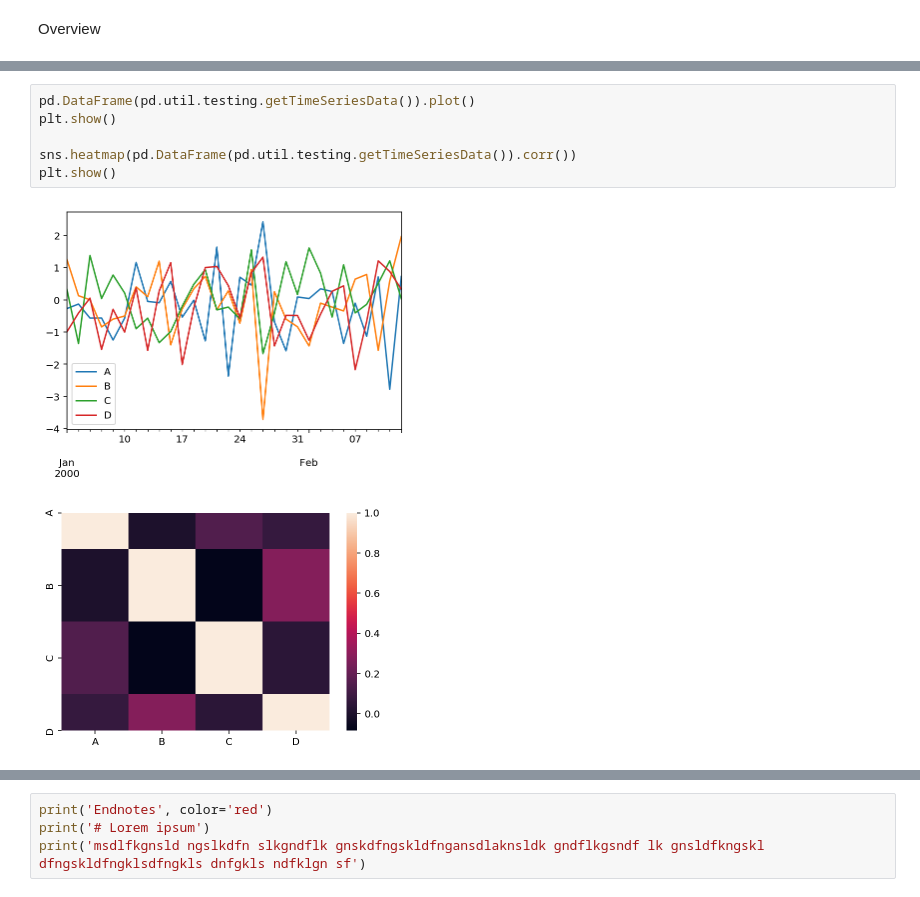
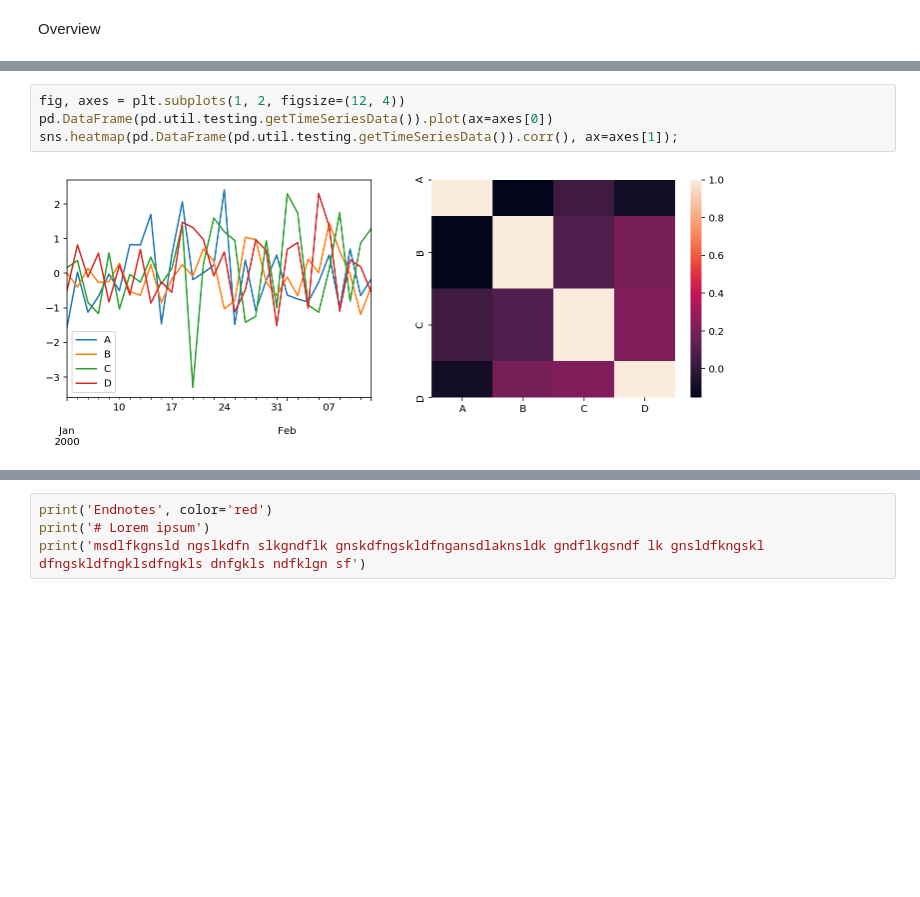
Before and after one commit to nbprint/nbprint, a Jupyter notebook: example_notebooks/template2.ipynb, the cells around one changed output, grey strips where cells are left out. Saved outputs shown, nothing was run; the diff lists cells and outputs as text; blank space fills up the shorter version.

```diff
--- a/example_notebooks/template2.ipynb
+++ b/example_notebooks/template2.ipynb
@@ -53,14 +54,11 @@ df.style.applymap(color_negative_red) \
 | 1 | B | -2 | DEF | -0.4 |
 | 2 | C | 3 | GHI | 4.5 |
 # %%
-pd.DataFrame(pd.util.testing.getTimeSeriesData()).plot()
-plt.show()
-
-sns.heatmap(pd.DataFrame(pd.util.testing.getTimeSeriesData()).corr())
-plt.show()
+fig, axes = plt.subplots(1, 2, figsize=(12, 4))
+pd.DataFrame(pd.util.testing.getTimeSeriesData()).plot(ax=axes[0])
+sns.heatmap(pd.DataFrame(pd.util.testing.getTimeSeriesData()).corr(), ax=axes[1]);
 # %% [output]
-[figure, old version]
+[figure, new version]
-[figure, removed]
 # %%
 display(pd.DataFrame(pd.util.testing.getTimeSeriesData()))
 pd.DataFrame(pd.util.testing.getMixedTypeDict())
```
Also changed, not shown: parts of 5 cells of this notebook, 9 other files.
